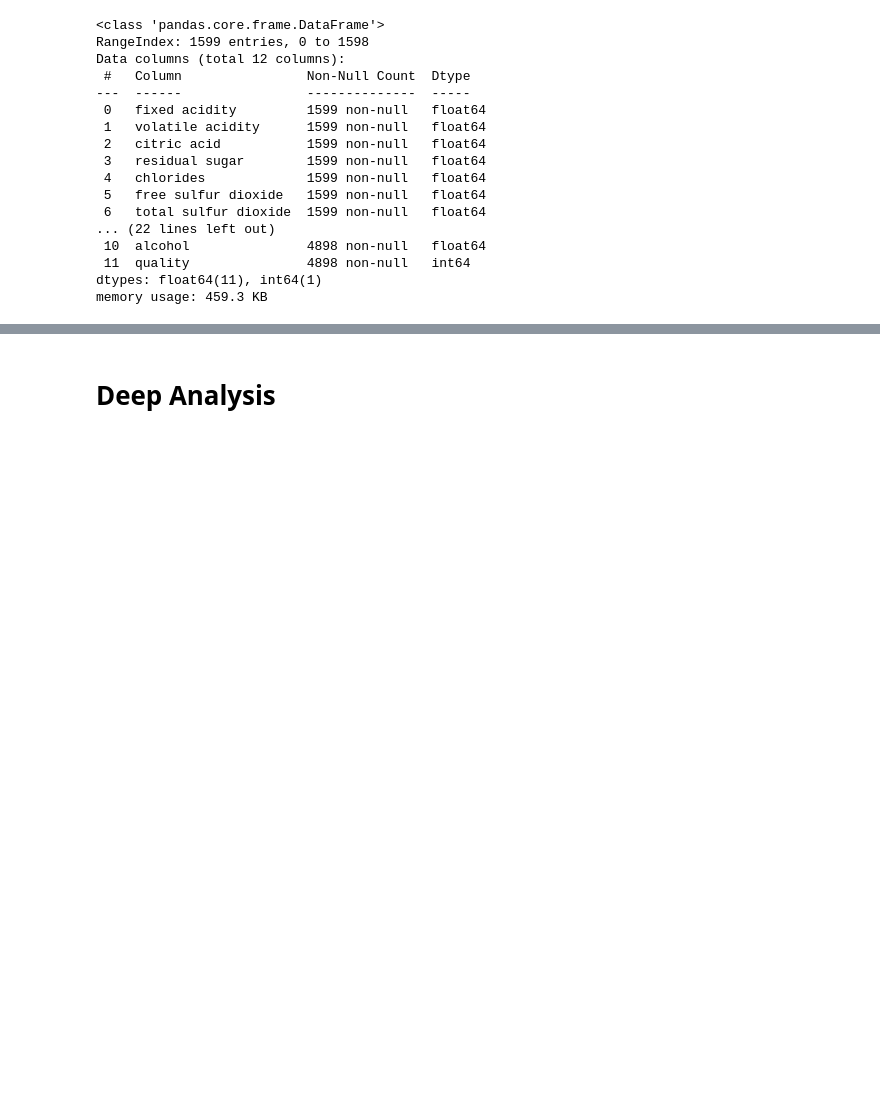
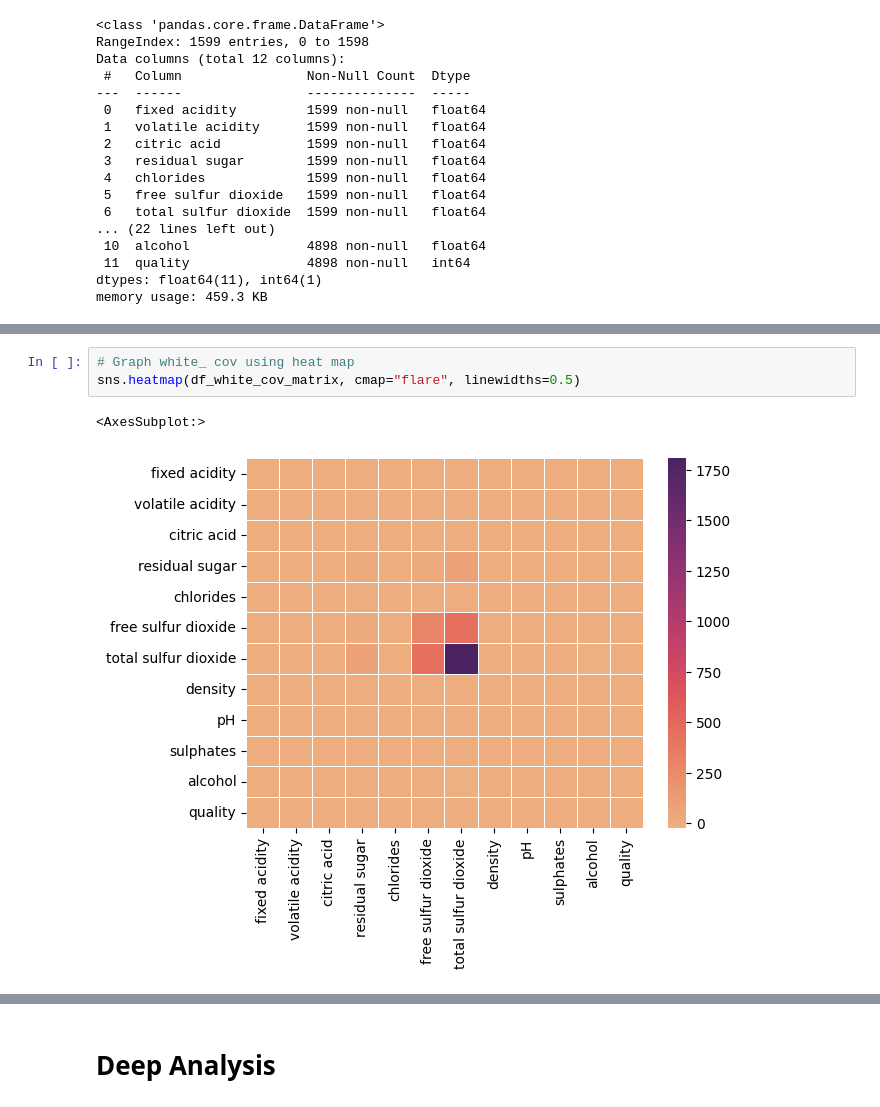
Before and after one commit to Vukhacson/WineQuality, a Jupyter notebook: SMSmall/SMSmall_Wine_quality_data_exploration.ipynb, the cells around one changed output, grey strips where cells are left out. Drawn from its saved outputs; the diff is of its cells as text; blank space fills up the shorter version.

```diff
--- a/SMSmall/SMSmall_Wine_quality_data_exploration.ipynb
+++ b/SMSmall/SMSmall_Wine_quality_data_exploration.ipynb
@@ -72,0 +163,6 @@ memory usage: 459.3 KB
+# %%
+# Graph white_ cov using heat map
+sns.heatmap(df_white_cov_matrix, cmap="flare", linewidths=0.5)
+# %% [output]
+<AxesSubplot:>
+[figure, added]
```
Also changed, not shown: parts of 17 cells of this notebook.
